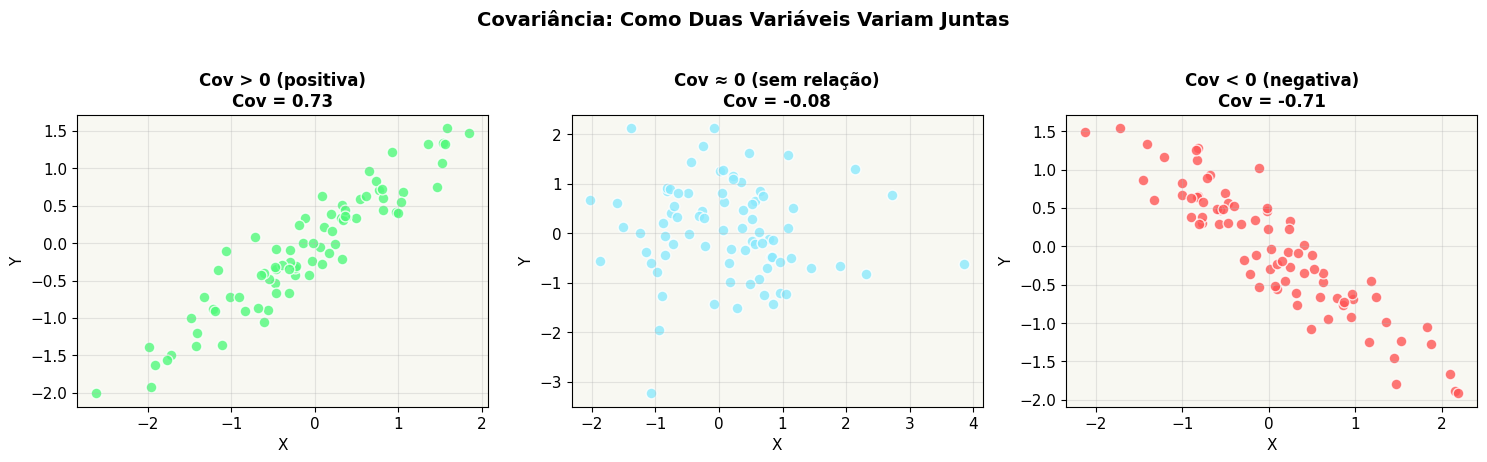
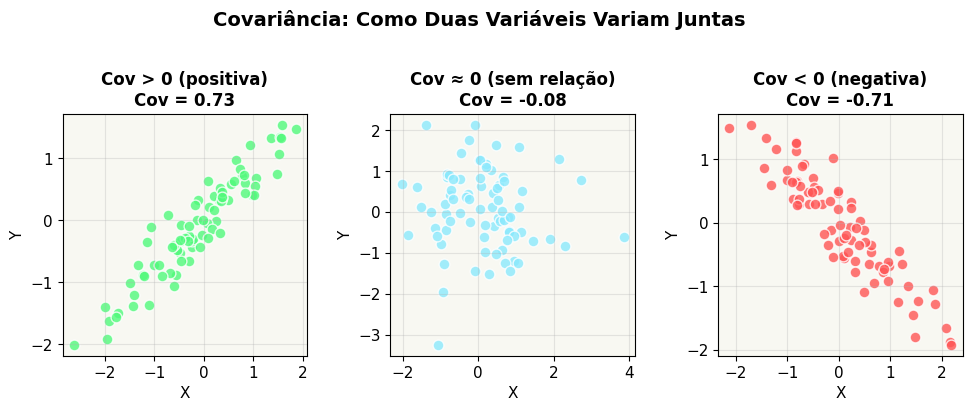
The notebook cell's code change between the first figure and the second:
--- before
+++ after
@@ -2,5 +2,5 @@
 n = 80
 
-fig, axes = plt.subplots(1, 3, figsize=(15, 4.5))
+fig, axes = plt.subplots(1, 3, figsize=(10, 4))
 
 # Positiva

Commit: Refactor PCA and LDA presentation slides